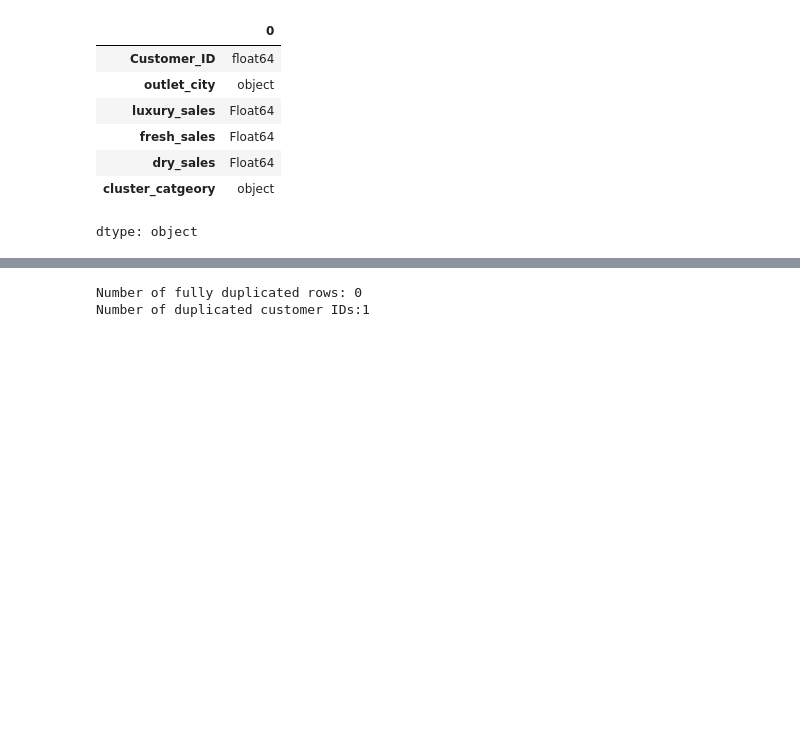
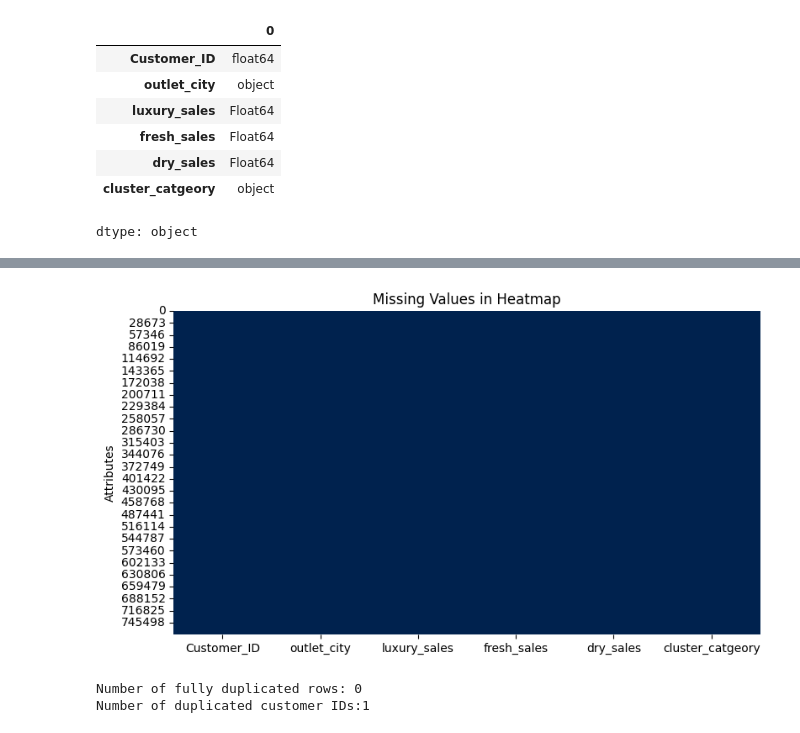
Before and after one commit to Krishnadayal/Data-Science-Project-Lifecycle, a Jupyter notebook: train_DSPL.ipynb, the cells around one changed output, grey strips where cells are left out. Drawn from its saved outputs; the diff is of its cells as text; code cells hidden in the pictures; blank space fills up the shorter version.

```diff
--- a/train_DSPL.ipynb
+++ b/train_DSPL.ipynb
@@ -6,5 +10,5 @@ import numpy as np
 import matplotlib.pyplot as plt
 import seaborn as sns
 # %%
-train_data = pd.read_csv('/content/traincsv.csv')
+train_data = pd.read_csv('/content/traincsv.csv', low_memory = False)
 train_data
@@ -89 +126,3 @@ train_data.loc[cleaned_problematic_values]
 | 753131 | 10695296.0 | Batticaloa | 4100 | 4286.72 | 4034.56 | 3 |
+# %%
+train_data['luxury_sales'] = train_data['luxury_sales'].replace('nul', np.nan)
@@ -190,3 +246,11 @@ dtype: object
+# %%
+plt.figure(figsize=(9, 5))
+sns.heatmap(data = train_data.isnull(), cmap ='cividis', cbar = False)
+plt.title('Missing Values in Heatmap')
+plt.ylabel('Attributes')
+plt.show()
+# %% [output]
+[figure, added]
 # %%
 #Number of duplicates
 # %%
```
Also changed, not shown: parts of 11 cells of this notebook.
